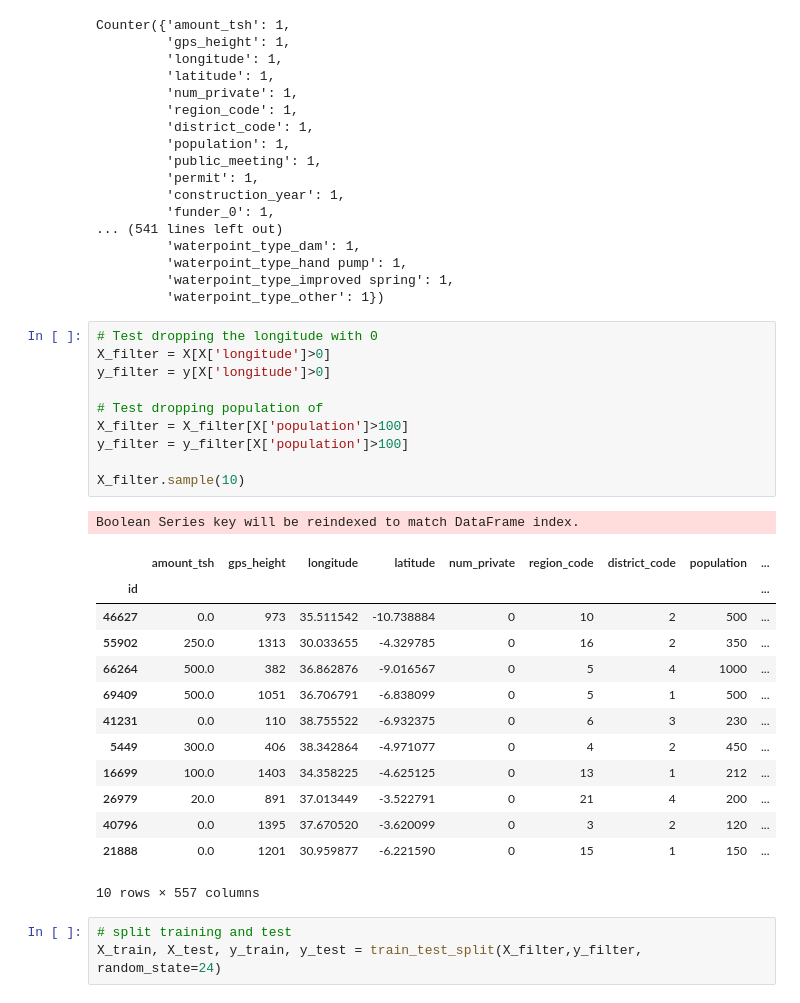
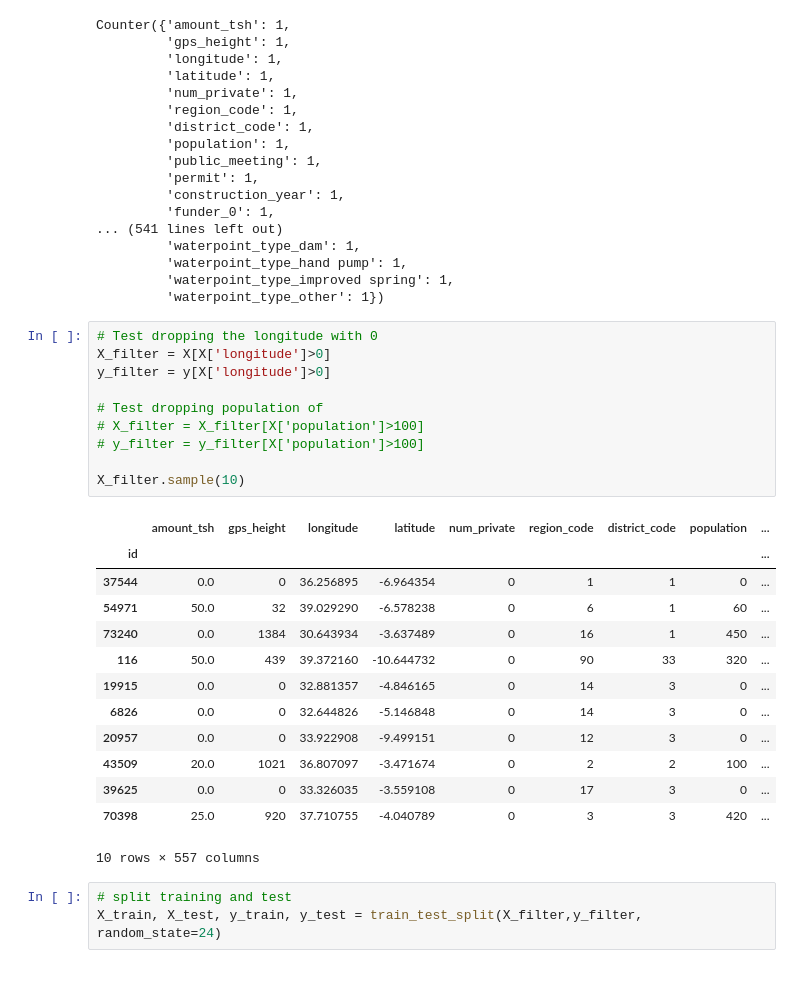
Before and after one commit to kenwelsh/Tanzania_Water_Pump, a Jupyter notebook: machinelearning_supervised_segment2.ipynb, the cells around one changed output. Drawn from its saved outputs; the diff is of its cells as text.

Commit message:
finished working on filtered ML random forest and geocode for 6/3

```diff
--- a/machinelearning_supervised_segment2.ipynb
+++ b/machinelearning_supervised_segment2.ipynb
@@ -208,28 +208,27 @@ Counter({'amount_tsh': 1,
 # %%
 # Test dropping the longitude with 0
 X_filter = X[X['longitude']>0]
 y_filter = y[X['longitude']>0]
 
 # Test dropping population of
-X_filter = X_filter[X['population']>100]
-y_filter = y_filter[X['population']>100]
+# X_filter = X_filter[X['population']>100]
+# y_filter = y_filter[X['population']>100]
 
 X_filter.sample(10)
 # %% [output]
+|  | amount_tsh | gps_height | longitude | latitude | num_private | region_code | district_code | population | ... |
+| id |  |  |  |  |  |  |  |  | ... |
+| 37544 | 0.0 | 0 | 36.256895 | -6.964354 | 0 | 1 | 1 | 0 | ... |
+| 54971 | 50.0 | 32 | 39.029290 | -6.578238 | 0 | 6 | 1 | 60 | ... |
+| 73240 | 0.0 | 1384 | 30.643934 | -3.637489 | 0 | 16 | 1 | 450 | ... |
+| 116 | 50.0 | 439 | 39.372160 | -10.644732 | 0 | 90 | 33 | 320 | ... |
+| 19915 | 0.0 | 0 | 32.881357 | -4.846165 | 0 | 14 | 3 | 0 | ... |
+| 6826 | 0.0 | 0 | 32.644826 | -5.146848 | 0 | 14 | 3 | 0 | ... |
+| 20957 | 0.0 | 0 | 33.922908 | -9.499151 | 0 | 12 | 3 | 0 | ... |
+| 43509 | 20.0 | 1021 | 36.807097 | -3.471674 | 0 | 2 | 2 | 100 | ... |
+| 39625 | 0.0 | 0 | 33.326035 | -3.559108 | 0 | 17 | 3 | 0 | ... |
+| 70398 | 25.0 | 920 | 37.710755 | -4.040789 | 0 | 3 | 3 | 420 | ... |
-Boolean Series key will be reindexed to match DataFrame index.
+10 rows × 557 columns
-|  | amount_tsh | gps_height | longitude | latitude | num_private | region_code | district_code | population | ... |
-| id |  |  |  |  |  |  |  |  | ... |
-| 46627 | 0.0 | 973 | 35.511542 | -10.738884 | 0 | 10 | 2 | 500 | ... |
-| 55902 | 250.0 | 1313 | 30.033655 | -4.329785 | 0 | 16 | 2 | 350 | ... |
-| 66264 | 500.0 | 382 | 36.862876 | -9.016567 | 0 | 5 | 4 | 1000 | ... |
-| 69409 | 500.0 | 1051 | 36.706791 | -6.838099 | 0 | 5 | 1 | 500 | ... |
-| 41231 | 0.0 | 110 | 38.755522 | -6.932375 | 0 | 6 | 3 | 230 | ... |
-| 5449 | 300.0 | 406 | 38.342864 | -4.971077 | 0 | 4 | 2 | 450 | ... |
-| 16699 | 100.0 | 1403 | 34.358225 | -4.625125 | 0 | 13 | 1 | 212 | ... |
-| 26979 | 20.0 | 891 | 37.013449 | -3.522791 | 0 | 21 | 4 | 200 | ... |
-| 40796 | 0.0 | 1395 | 37.670520 | -3.620099 | 0 | 3 | 2 | 120 | ... |
-| 21888 | 0.0 | 1201 | 30.959877 | -6.221590 | 0 | 15 | 1 | 150 | ... |
-10 rows × 557 columns
 # %%
 # split training and test
 X_train, X_test, y_train, y_test = train_test_split(X_filter,y_filter, random_state=24)
```
Also changed, not shown: parts of 4 cells of this notebook, 1 other file.
